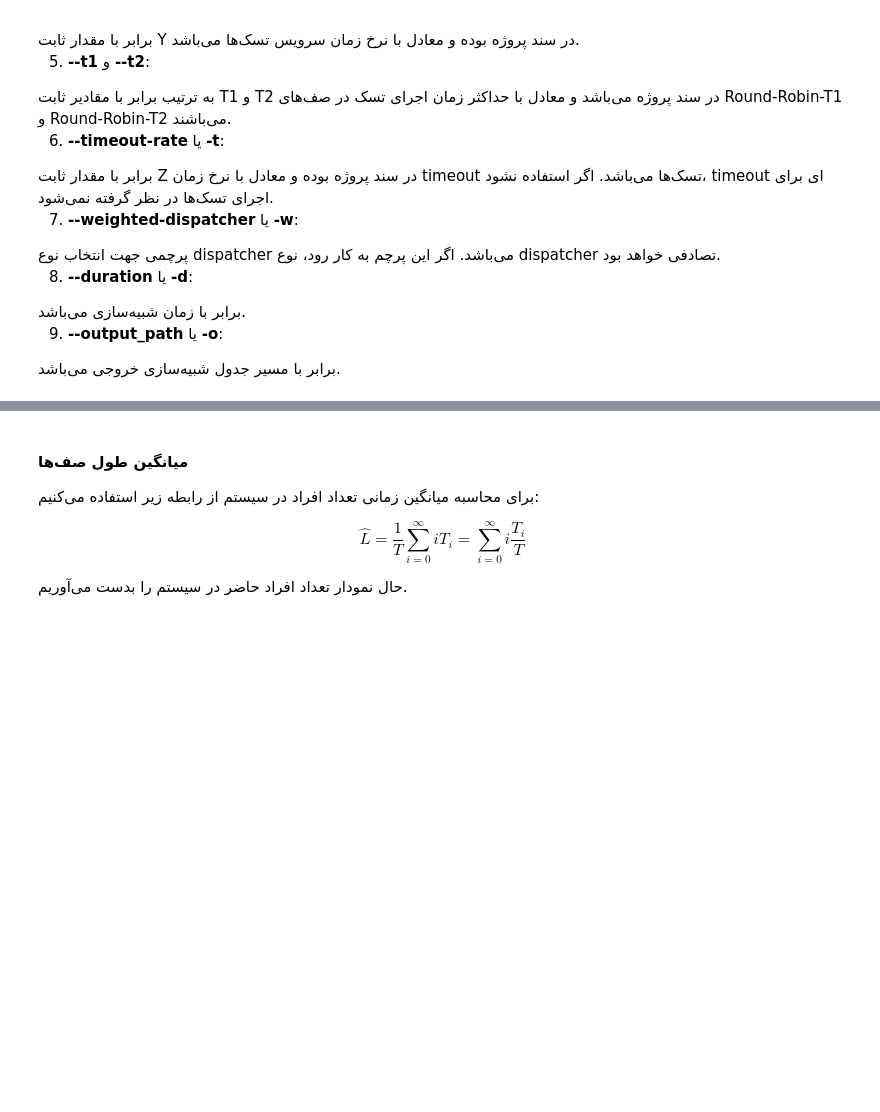
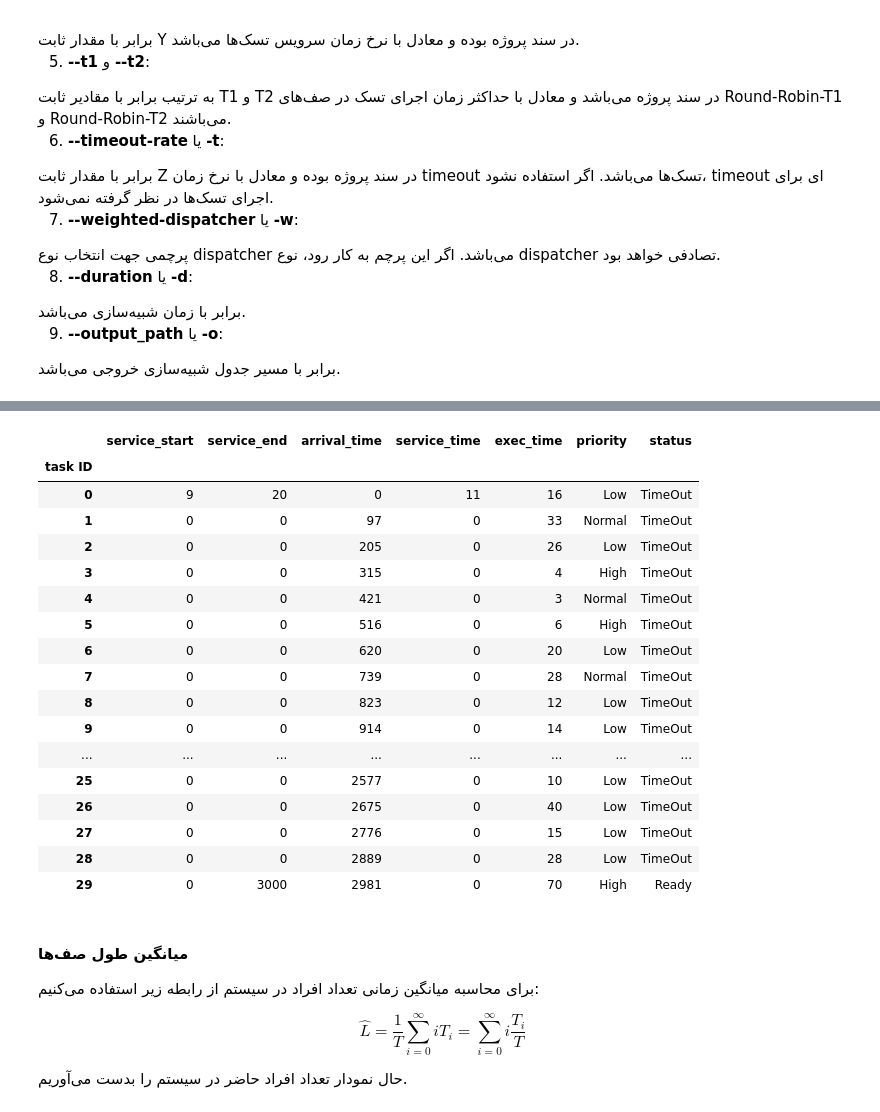
Before and after one commit to ArshiAAkhavan/simulation_F401_project, a Jupyter notebook: report.ipynb, the cells around one changed output, grey strips where cells are left out. Drawn from its saved outputs; the diff is of its cells as text; code cells hidden in the pictures; blank space fills up the shorter version.

```diff
--- a/report.ipynb
+++ b/report.ipynb
@@ -268,9 +276,28 @@ SIM_NUM = 5
 # %%
 input_files = ['out' + str(i+1) + '.csv' for i in range(SIM_NUM)]
 dfs = [pd.read_csv(f) for f in input_files]
 for df in dfs:
     df.index.name = "task ID"
-dfs
+    df.loc[df["status"] == "Ready", "service_end"] = SIM_TIME
+# %% [output]
+|  | service_start | service_end | arrival_time | service_time | exec_time | priority | status |
+| task ID |  |  |  |  |  |  |  |
+| 0 | 9 | 20 | 0 | 11 | 16 | Low | TimeOut |
+| 1 | 0 | 0 | 97 | 0 | 33 | Normal | TimeOut |
+| 2 | 0 | 0 | 205 | 0 | 26 | Low | TimeOut |
+| 3 | 0 | 0 | 315 | 0 | 4 | High | TimeOut |
+| 4 | 0 | 0 | 421 | 0 | 3 | Normal | TimeOut |
+| 5 | 0 | 0 | 516 | 0 | 6 | High | TimeOut |
+| 6 | 0 | 0 | 620 | 0 | 20 | Low | TimeOut |
+| 7 | 0 | 0 | 739 | 0 | 28 | Normal | TimeOut |
+| 8 | 0 | 0 | 823 | 0 | 12 | Low | TimeOut |
+| 9 | 0 | 0 | 914 | 0 | 14 | Low | TimeOut |
+| ... | ... | ... | ... | ... | ... | ... | ... |
+| 25 | 0 | 0 | 2577 | 0 | 10 | Low | TimeOut |
+| 26 | 0 | 0 | 2675 | 0 | 40 | Low | TimeOut |
+| 27 | 0 | 0 | 2776 | 0 | 15 | Low | TimeOut |
+| 28 | 0 | 0 | 2889 | 0 | 28 | Low | TimeOut |
+| 29 | 0 | 3000 | 2981 | 0 | 70 | High | Ready |
 # %% [markdown]
 <div dir="rtl">
 
```
Also changed, not shown: parts of 9 cells of this notebook.
